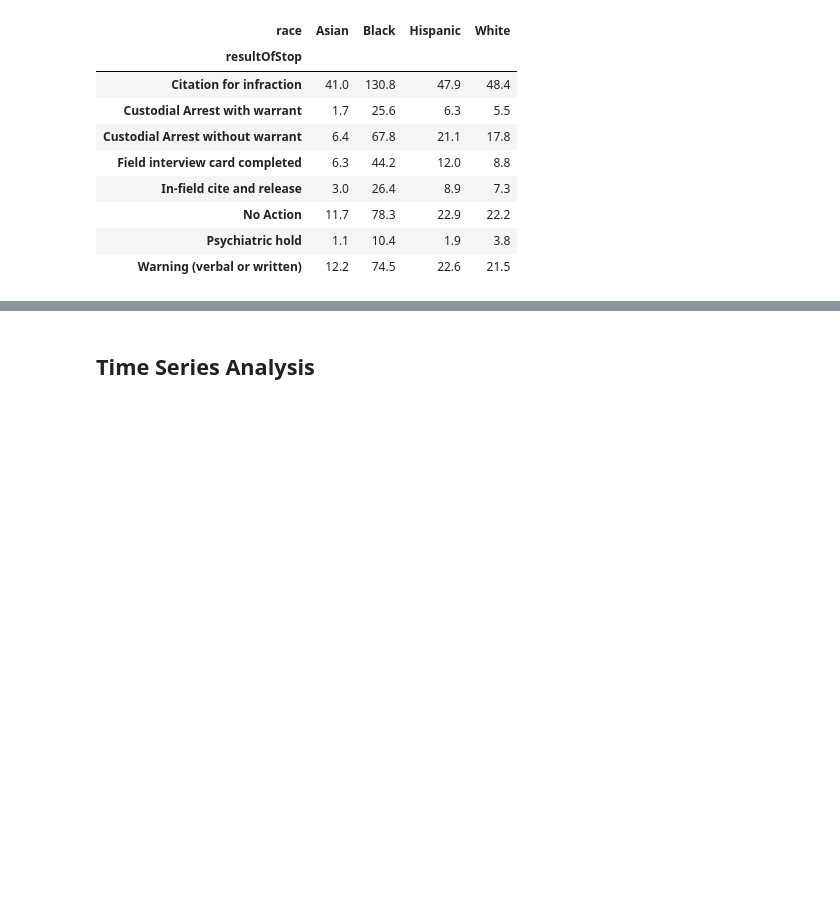
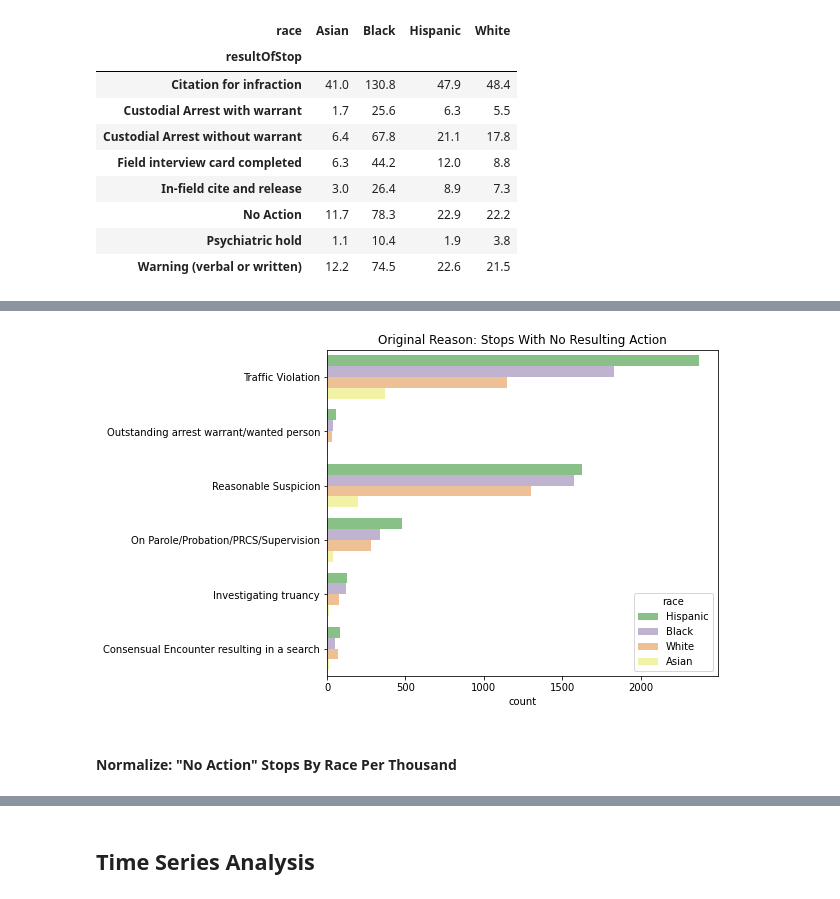
Before and after one commit to tsamba120/Long-Beach-Policing-Analysis, a Jupyter notebook: notebooks/lbpd_eda.ipynb, the cells around one changed output, grey strips where cells are left out. Drawn from its saved outputs; the diff is of its cells as text; code cells hidden in the pictures; blank space fills up the shorter version.

```diff
--- a/notebooks/lbpd_eda.ipynb
+++ b/notebooks/lbpd_eda.ipynb
@@ -372,0 +375,7 @@ cast_res_stop_1000
+# %%
+no_result = main_df[main_df['resultOfStop'] == 'No Action']
+no_result.rename(columns={'perceivedRace':'race'}, inplace=True)
+no_result.loc[no_result['reasonForStop'].str.contains('Parole'), 'reasonForStop'] = 'On Parole/Probation/PRCS/Supervision'
+no_result.loc[no_result['reasonForStop'].str.contains('truant'), 'reasonForStop'] = 'Investigating truancy'
+no_result.loc[no_result['reasonForStop'].str.contains('arrest warrant'), 'reasonForStop'] = 'Outstanding arrest warrant/wanted person'
+no_result = no_result[no_result['race'].isin(['White', 'Black', 'Hispanic', 'Asian'])]
@@ -372,0 +392,9 @@ cast_res_stop_1000
+# %%
+fig, ax = plt.subplots(figsize=(7,6))
+g = sns.countplot(y='reasonForStop', data=no_result, hue='race', palette='Accent')
+g.set_ylabel('')
+g.set_title('Original Reason: Stops With No Resulting Action');
+# %% [output]
+[figure, added]
+# %% [markdown]
+#### Normalize: "No Action" Stops By Race Per Thousand
```
Also changed, not shown: parts of 19 cells of this notebook.
